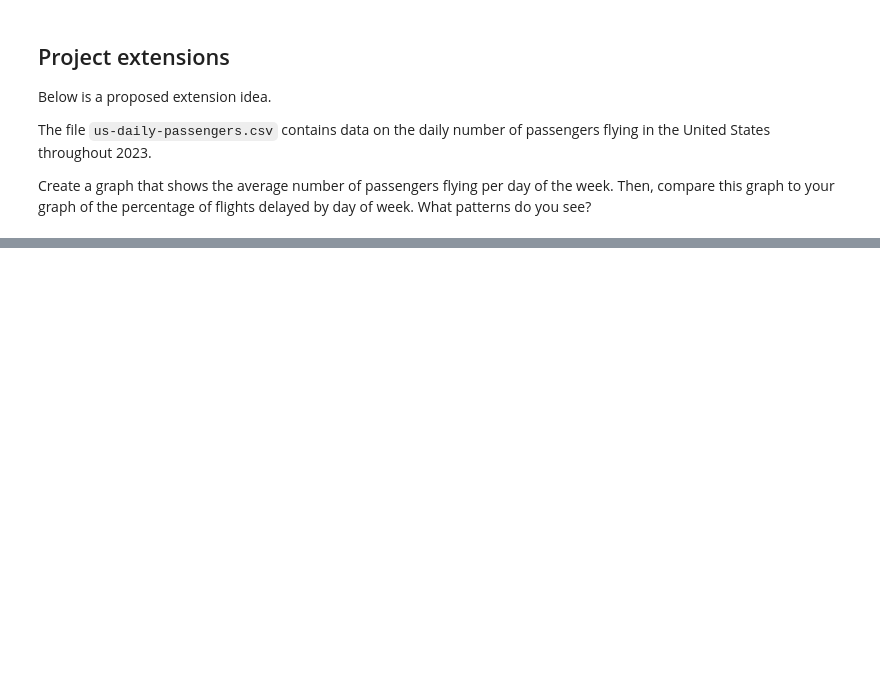
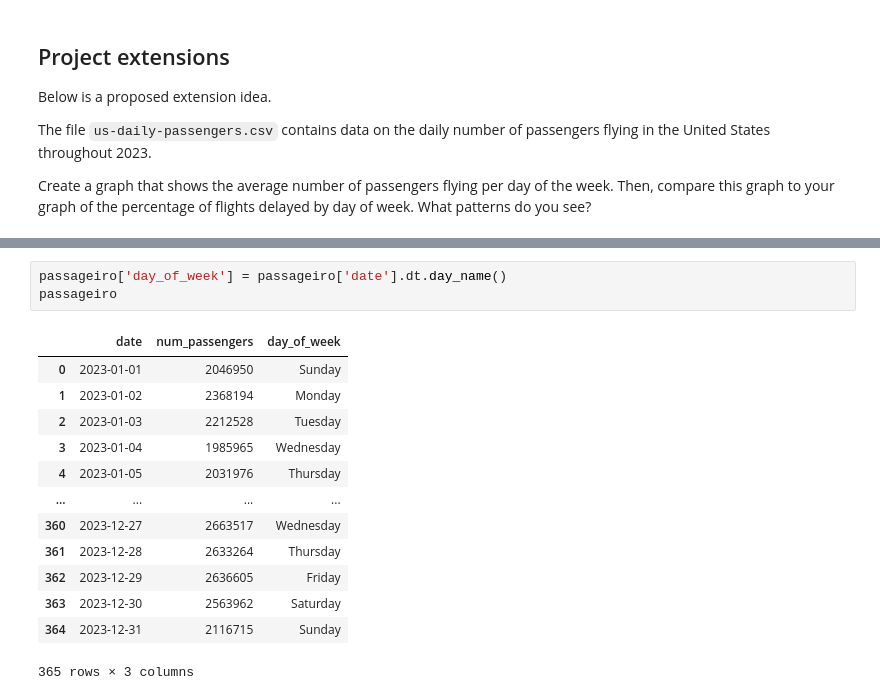
Before and after one commit to teubragaa/Data-Science-with-Python---Data-Cleaning, a Jupyter notebook: flight-delays-project/notebooks/flights-delays-project.ipynb, the cells around one changed output, grey strips where cells are left out. Drawn from its saved outputs; the diff is of its cells as text; blank space fills up the shorter version.

```diff
--- a/flight-delays-project/notebooks/flights-delays-project.ipynb
+++ b/flight-delays-project/notebooks/flights-delays-project.ipynb
@@ -303,0 +300,17 @@ passengers.head()
+# %%
+passageiro['day_of_week'] = passageiro['date'].dt.day_name()
+passageiro
+# %% [output]
+|  | date | num_passengers | day_of_week |
+| 0 | 2023-01-01 | 2046950 | Sunday |
+| 1 | 2023-01-02 | 2368194 | Monday |
+| 2 | 2023-01-03 | 2212528 | Tuesday |
+| 3 | 2023-01-04 | 1985965 | Wednesday |
+| 4 | 2023-01-05 | 2031976 | Thursday |
+| ... | ... | ... | ... |
+| 360 | 2023-12-27 | 2663517 | Wednesday |
+| 361 | 2023-12-28 | 2633264 | Thursday |
+| 362 | 2023-12-29 | 2636605 | Friday |
+| 363 | 2023-12-30 | 2563962 | Saturday |
+| 364 | 2023-12-31 | 2116715 | Sunday |
+365 rows × 3 columns
```
Also changed, not shown: parts of 9 cells of this notebook.
